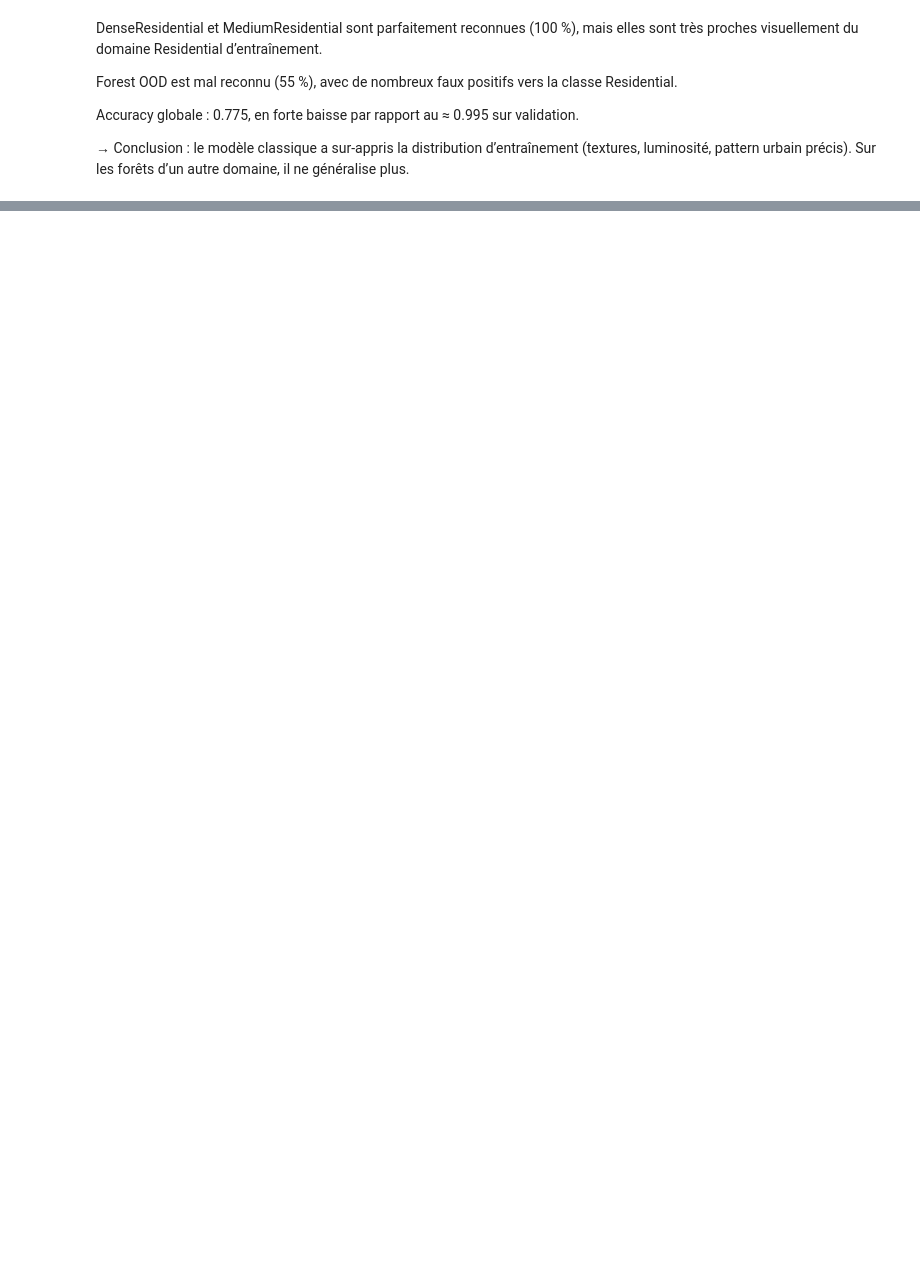
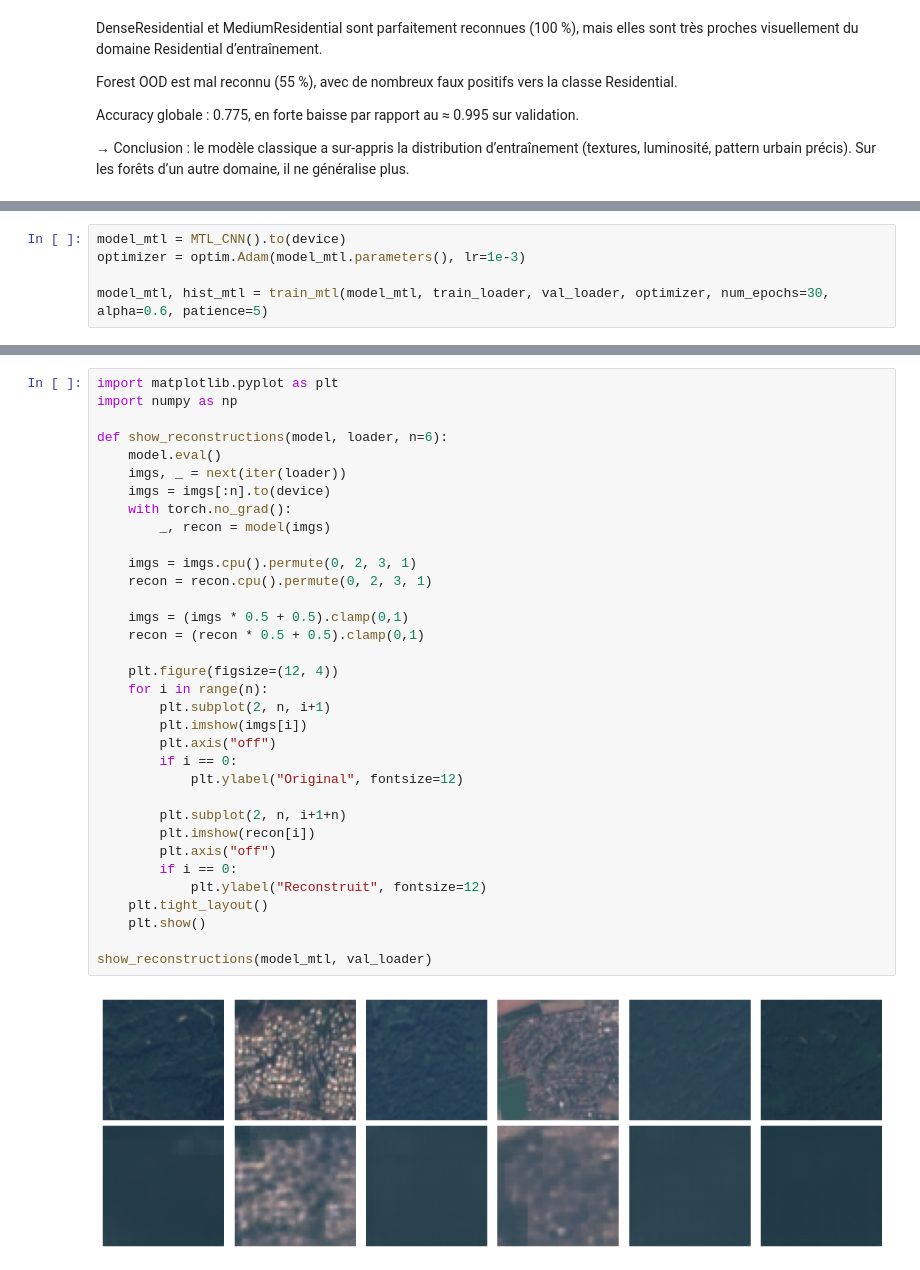
Before and after one commit to miikeydev/MTL_Classification_Reconstruction, a Jupyter notebook: notebooks/mahouna/experiment.ipynb, the cells around one changed output, grey strips where cells are left out. Cells and saved outputs as stored; diff of their text form; blank space fills up the shorter version.

Commit message:
Add: Both Model are trained

```diff
--- a/notebooks/mahouna/experiment.ipynb
+++ b/notebooks/mahouna/experiment.ipynb
@@ -247,0 +345,5 @@ Accuracy globale : 0.775, en forte baisse par rapport au ≈ 0.995 sur validatio
+# %%
+model_mtl = MTL_CNN().to(device)
+optimizer = optim.Adam(model_mtl.parameters(), lr=1e-3)
+
+model_mtl, hist_mtl = train_mtl(model_mtl, train_loader, val_loader, optimizer, num_epochs=30, alpha=0.6, patience=5)
@@ -247,0 +364,36 @@ Accuracy globale : 0.775, en forte baisse par rapport au ≈ 0.995 sur validatio
+# %%
+import matplotlib.pyplot as plt
+import numpy as np
+
+def show_reconstructions(model, loader, n=6):
+    model.eval()
+    imgs, _ = next(iter(loader))
+    imgs = imgs[:n].to(device)
+    with torch.no_grad():
+        _, recon = model(imgs)
+
+    imgs = imgs.cpu().permute(0, 2, 3, 1)
+    recon = recon.cpu().permute(0, 2, 3, 1)
+
+    imgs = (imgs * 0.5 + 0.5).clamp(0,1)
+    recon = (recon * 0.5 + 0.5).clamp(0,1)
+
+    plt.figure(figsize=(12, 4))
+    for i in range(n):
+        plt.subplot(2, n, i+1)
+        plt.imshow(imgs[i])
+        plt.axis("off")
+        if i == 0:
+            plt.ylabel("Original", fontsize=12)
+
+        plt.subplot(2, n, i+1+n)
+        plt.imshow(recon[i])
+        plt.axis("off")
+        if i == 0:
+            plt.ylabel("Reconstruit", fontsize=12)
+    plt.tight_layout()
+    plt.show()
+
+show_reconstructions(model_mtl, val_loader)
+# %% [output]
+[figure, added]
```
Also changed, not shown: parts of 8 cells of this notebook, 1 other file.
